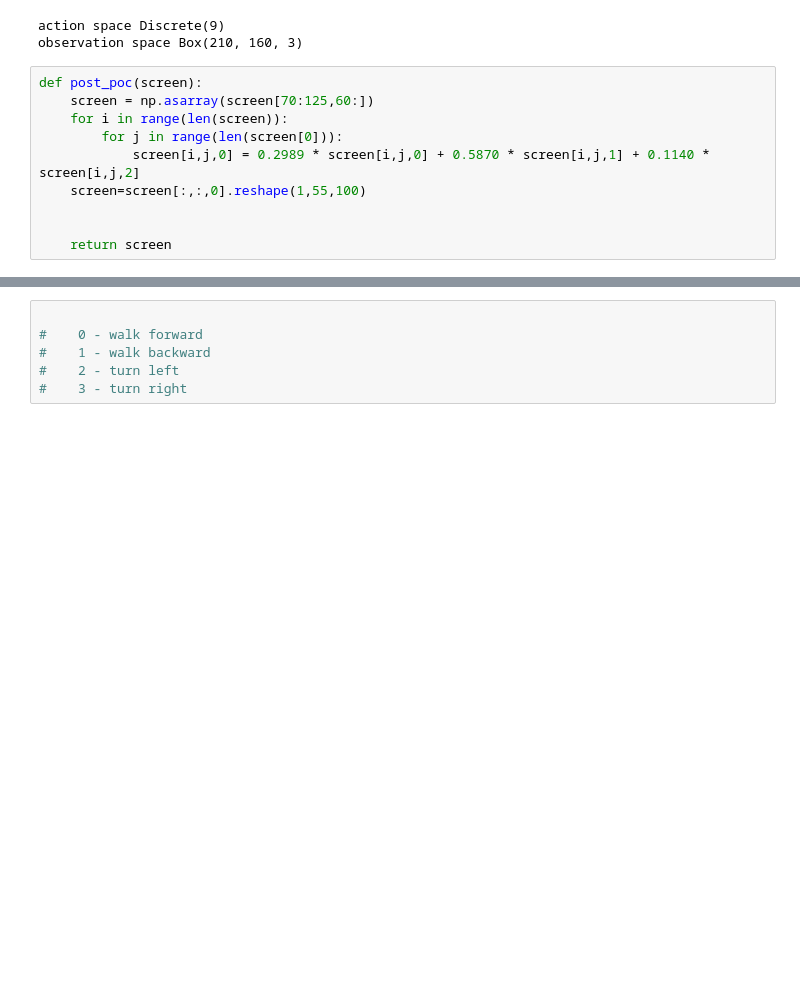
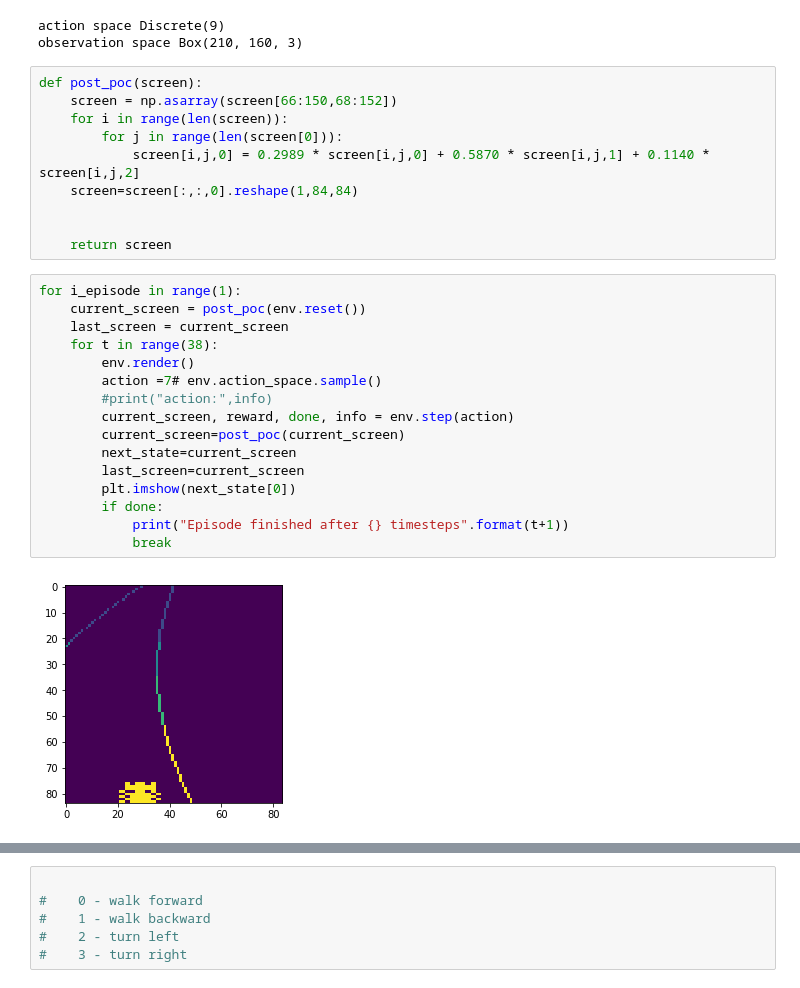
Before and after one commit to AI2Rgross/p8_endurot-v0, a Jupyter notebook: endurot.ipynb, the cells around one changed output, grey strips where cells are left out. Saved outputs shown, nothing was run; the diff lists cells and outputs as text; blank space fills up the shorter version.

```diff
--- a/endurot.ipynb
+++ b/endurot.ipynb
@@ -27,12 +27,30 @@ action space Discrete(9)
 observation space Box(210, 160, 3)
 # %%
 def post_poc(screen):
-    screen = np.asarray(screen[70:125,60:])
+    screen = np.asarray(screen[66:150,68:152])
     for i in range(len(screen)):
         for j in range(len(screen[0])):
             screen[i,j,0] = 0.2989 * screen[i,j,0] + 0.5870 * screen[i,j,1] + 0.1140 * screen[i,j,2]
-    screen=screen[:,:,0].reshape(1,55,100)
+    screen=screen[:,:,0].reshape(1,84,84)
 
 
     return screen
+# %%
+for i_episode in range(1):
+    current_screen = post_poc(env.reset())
+    last_screen = current_screen
+    for t in range(38):
+        env.render()
+        action =7# env.action_space.sample()
+        #print("action:",info)
+        current_screen, reward, done, info = env.step(action)
+        current_screen=post_poc(current_screen)
+        next_state=current_screen
+        last_screen=current_screen
+        plt.imshow(next_state[0])
+        if done:
+            print("Episode finished after {} timesteps".format(t+1))
+            break
+# %% [output]
+[figure, added]
 # %%
```
Also changed, not shown: parts of 5 cells of this notebook, 3 other files.
